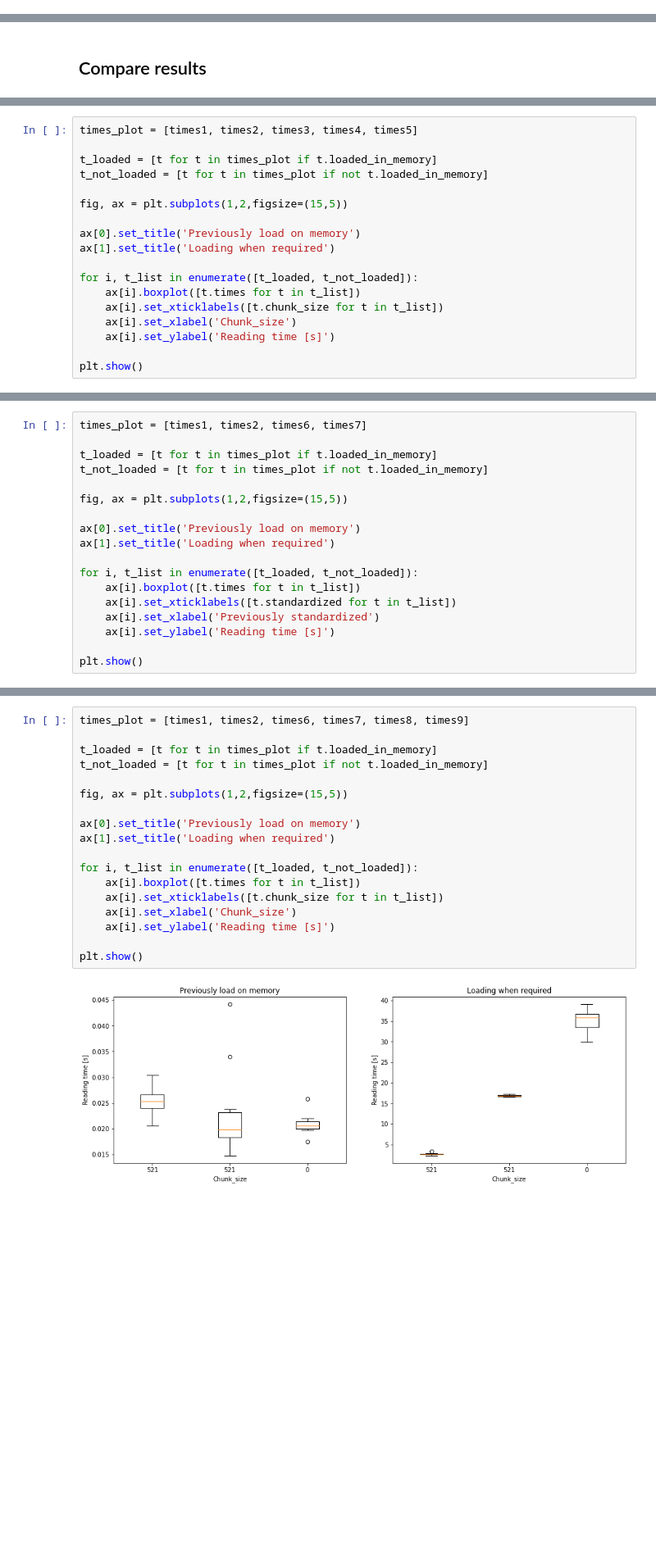
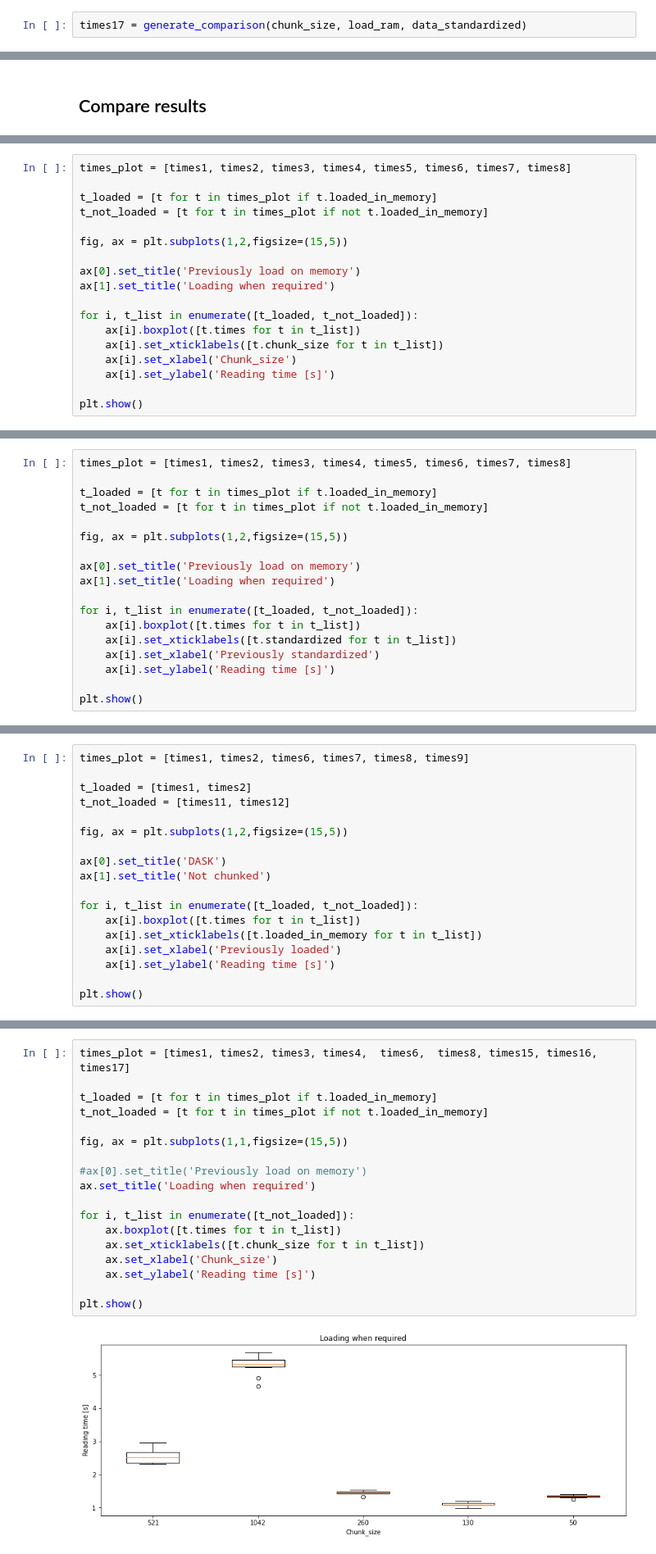
Before and after one commit to deepsphere/deepsphere-weather, a Jupyter notebook: notebooks/benchmark_training_time.ipynb, the cells around one changed output, grey strips where cells are left out. Shown at 82% size. Drawn from its saved outputs; the diff is of its cells as text; blank space fills up the shorter version.

```diff
--- a/notebooks/benchmark_training_time.ipynb
+++ b/notebooks/benchmark_training_time.ipynb
@@ -656,0 +918,2 @@ Batch idx: 9; Loss: 5.962Reading time: 0.020853233337402344 +- 0.002000684186534
+# %%
+times17 = generate_comparison(chunk_size, load_ram, data_standardized)
@@ -681,5 +1024,5 @@ Loading time: 0.021s $\pm$ 0.002
 # %%
-times_plot = [times1, times2, times3, times4, times5]
+times_plot = [times1, times2, times3, times4, times5, times6, times7, times8]
 
 t_loaded = [t for t in times_plot if t.loaded_in_memory]
 t_not_loaded = [t for t in times_plot if not t.loaded_in_memory]
@@ -701,5 +1044,5 @@ plt.show()
 # %%
-times_plot = [times1, times2, times6, times7]
+times_plot = [times1, times2, times3, times4, times5, times6, times7, times8]
 
 t_loaded = [t for t in times_plot if t.loaded_in_memory]
 t_not_loaded = [t for t in times_plot if not t.loaded_in_memory]
@@ -720,0 +1084,18 @@ plt.show()
+# %%
+times_plot = [times1, times2, times6, times7, times8, times9]
+
+t_loaded = [times1, times2]
+t_not_loaded = [times11, times12]
+
+fig, ax = plt.subplots(1,2,figsize=(15,5))
+
+ax[0].set_title('DASK')
+ax[1].set_title('Not chunked')
+
+for i, t_list in enumerate([t_loaded, t_not_loaded]):
+    ax[i].boxplot([t.times for t in t_list])
+    ax[i].set_xticklabels([t.loaded_in_memory for t in t_list])
+    ax[i].set_xlabel('Previously loaded')
+    ax[i].set_ylabel('Reading time [s]')
+
+plt.show()
@@ -721,20 +1104,20 @@ plt.show()
 # %%
-times_plot = [times1, times2, times6, times7, times8, times9]
+times_plot = [times1, times2, times3, times4,  times6,  times8, times15, times16, times17]
 
 t_loaded = [t for t in times_plot if t.loaded_in_memory]
 t_not_loaded = [t for t in times_plot if not t.loaded_in_memory]
 
-fig, ax = plt.subplots(1,2,figsize=(15,5))
+fig, ax = plt.subplots(1,1,figsize=(15,5))
 
-ax[0].set_title('Previously load on memory')
-ax[1].set_title('Loading when required')
+#ax[0].set_title('Previously load on memory')
+ax.set_title('Loading when required')
 
-for i, t_list in enumerate([t_loaded, t_not_loaded]):
-    ax[i].boxplot([t.times for t in t_list])
-    ax[i].set_xticklabels([t.chunk_size for t in t_list])
-    ax[i].set_xlabel('Chunk_size')
-    ax[i].set_ylabel('Reading time [s]')
+for i, t_list in enumerate([t_not_loaded]):
+    ax.boxplot([t.times for t in t_list])
+    ax.set_xticklabels([t.chunk_size for t in t_list])
+    ax.set_xlabel('Chunk_size')
+    ax.set_ylabel('Reading time [s]')
 
 plt.show()
 # %% [output]
-[figure, old version]
+[figure, new version]
```
Also changed, not shown: parts of 63 cells of this notebook.
